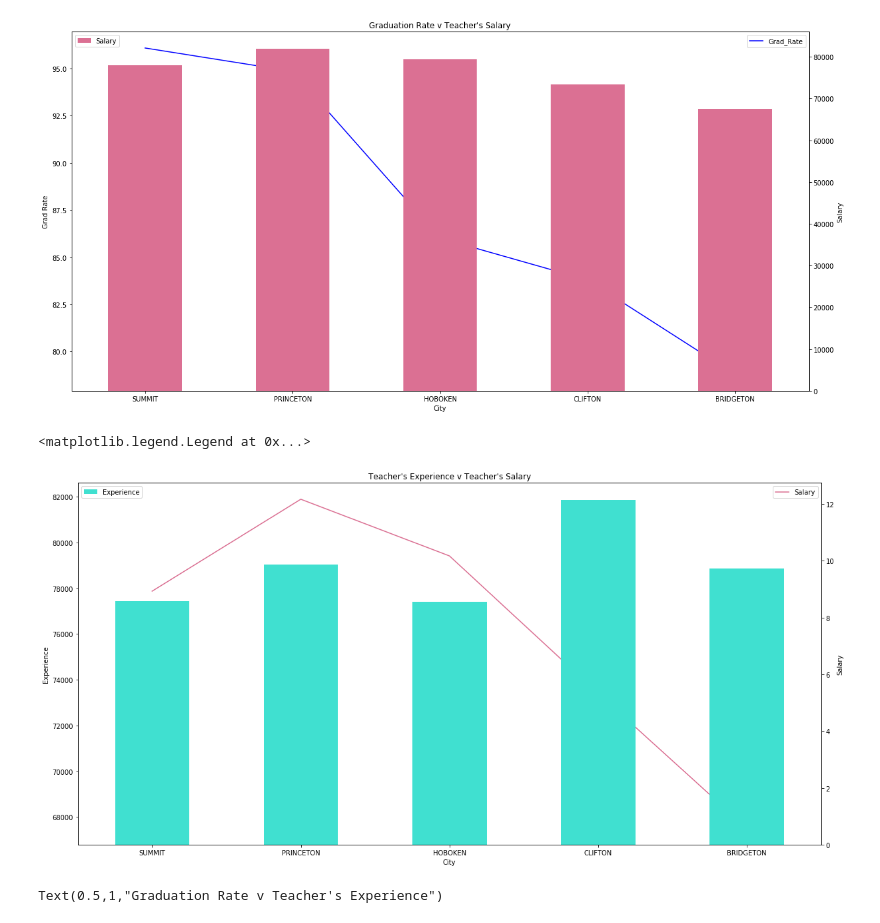
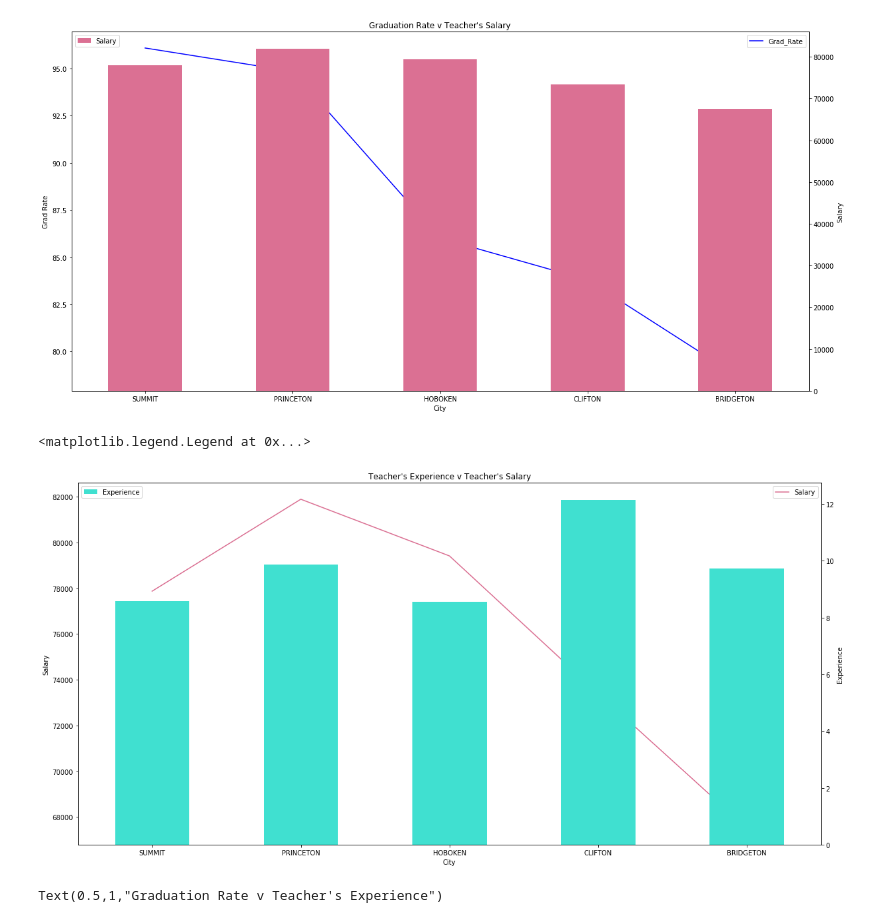
Before and after one commit to fab5-rutgers/first_project, a Jupyter notebook: Teacher_salary/Sal_Exp_Grad_V.5.ipynb, the cells around one changed output. Cells and saved outputs as stored; diff of their text form; code cells hidden in the pictures.

Commit message:
teacher_salary graph updated

```diff
--- a/Teacher_salary/Sal_Exp_Grad_V.5.ipynb
+++ b/Teacher_salary/Sal_Exp_Grad_V.5.ipynb
@@ -196,20 +160,20 @@ plt.legend(loc="upper left")
 # %%
 fig = plt.figure(figsize=(20, 10))
 
 ax = fig.add_subplot(111)
-ax.set_ylabel("Experience")
+ax.set_ylabel("Salary")
 
 ax2 = ax.twinx()
-ax2.set_ylabel("Salary")
+ax2.set_ylabel("Experience")
 
 final_data_mean.Salary.plot(kind="line", ax=ax, color='Palevioletred', legend=True)
 final_data_mean.Experience.plot(kind="bar", ax=ax2,color='Turquoise', legend=True)
 ax.set_title("Teacher's Experience v Teacher's Salary")
 plt.legend(loc="upper left")
 #plt.savefig("../graph/gradrate_teachexp_2axis.png")
 # %% [output]
 <matplotlib.legend.Legend at 0x...>
-[figure, old version]
+[figure, new version]
 # %%
 fig = plt.figure()
 fig = plt.figure(figsize=(20, 10))
```
Also changed, not shown: parts of 8 cells of this notebook, 3 other files.
